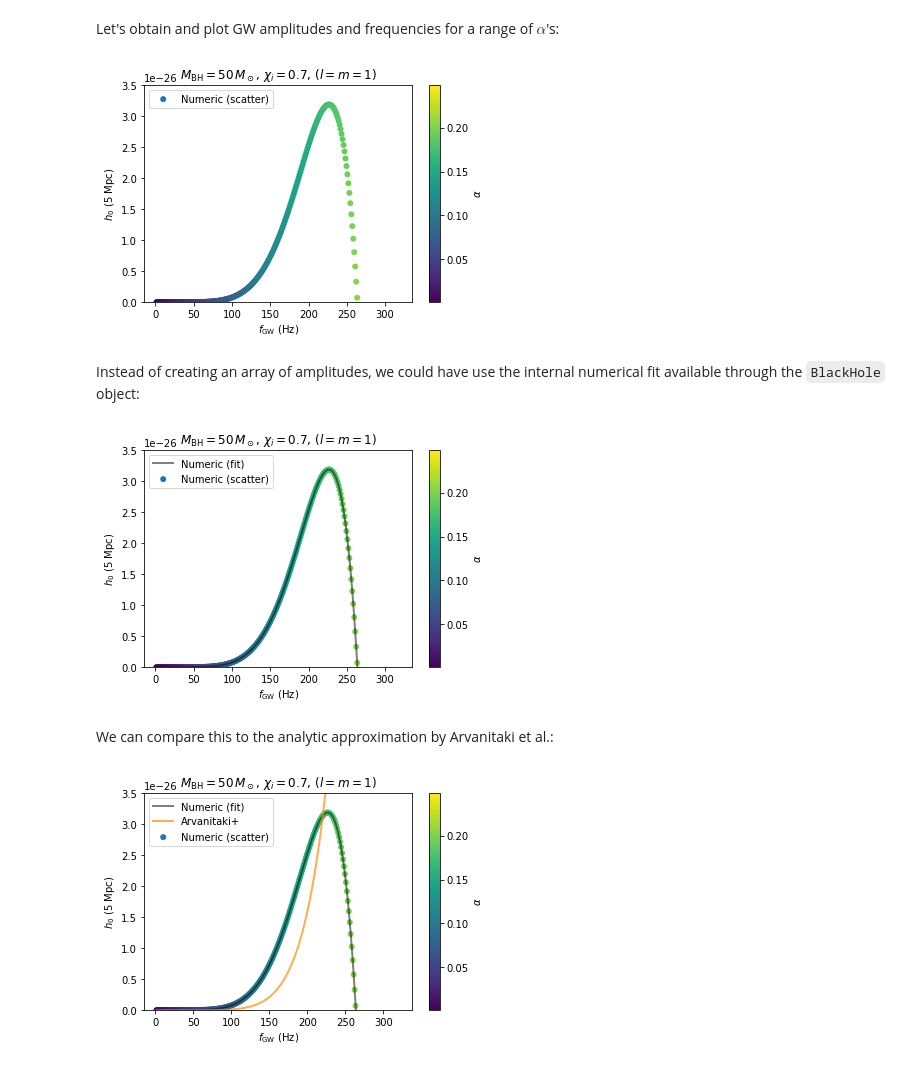
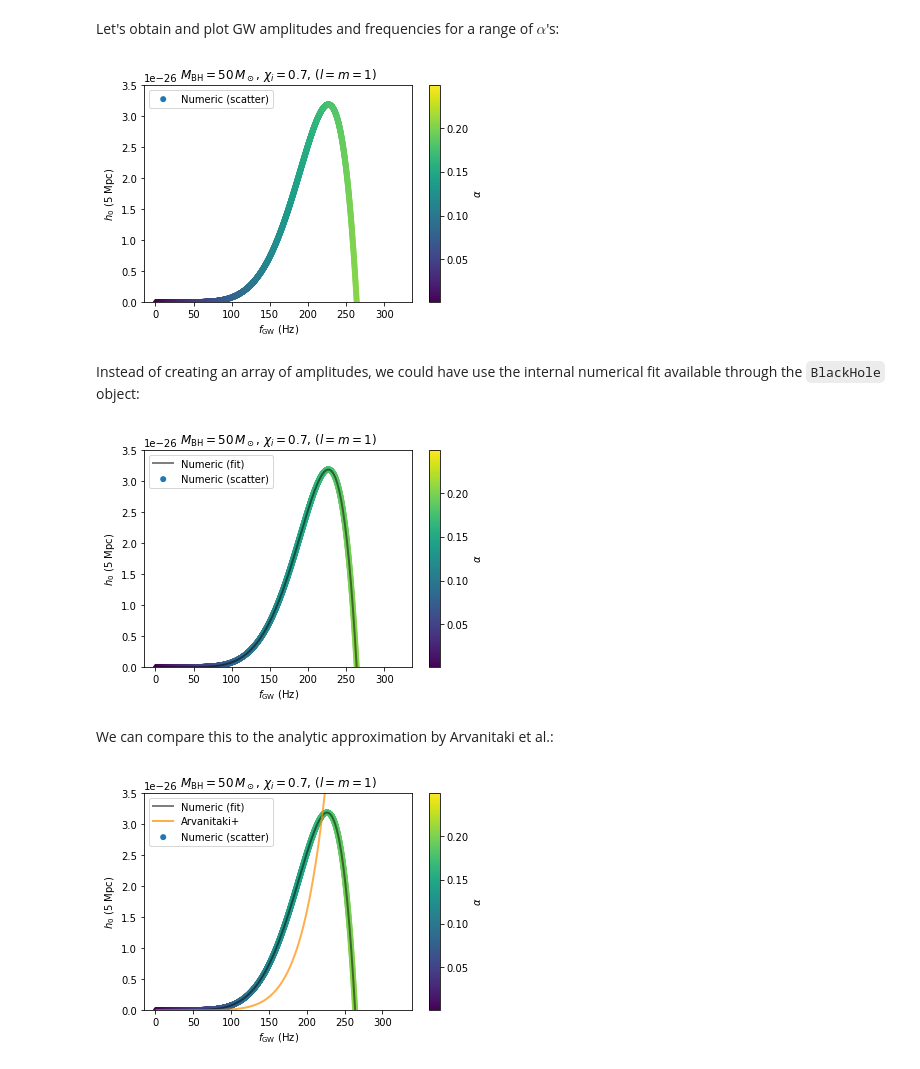
Before and after one commit to maxisi/gwaxion, a Jupyter notebook: examples/strain_example.ipynb, the cells around one changed output. Cells and saved outputs as stored; diff of their text form; code cells hidden in the pictures.

```diff
--- a/examples/strain_example.ipynb
+++ b/examples/strain_example.ipynb
@@ -13,22 +13,22 @@ distance = 5E6 * physics.PC_SI
 # %% [markdown]
 Let's obtain and plot GW amplitudes and frequencies for a range of $\alpha$'s:
 # %%
-h0rs, fgws, alphas = bh.scan_alphas(alpha_max=0.25, delta_alpha=0.001)
+h0rs, fgws, alphas = bh.scan_alphas(alpha_max=0.25, delta_alpha=0.0001)
 
 # h0rs are the amplitudes 1m away from the source, so rescale by actual distance
 h0s = h0rs / distance
 
 fig, ax = plt.subplots()
 s = ax.scatter(fgws, h0s, c=alphas, edgecolor='none', label='Numeric (scatter)')
 cb = plt.colorbar(s, label=r'$\alpha$')
 ax.set_ylim(0, max(h0s)*1.1)
 ax.set_xlabel(r"$f_{\rm GW}$ (Hz)")
 ax.set_ylabel(r"$h_0$ (5 Mpc)")
 plt.title(r"$M_{\rm BH}=50\,M_\odot$, $\chi_i=0.7$, $(l=m=1)$")
 plt.legend(loc="upper left")
 plt.show()
 # %% [output]
-[figure, old version]
+[figure, new version]
 # %% [markdown]
 Instead of creating an array of amplitudes, we could have use the internal numerical fit available through the `BlackHole` object:
 # %%
@@ -44,7 +44,7 @@ plt.legend(loc="upper left")
 plt.show()
 plt.show(ax)
 # %% [output]
-[figure, old version]
+[figure, new version]
 # %% [markdown]
 We can compare this to the analytic approximation by Arvanitaki et al.:
 # %%
@@ -62,4 +62,4 @@ plt.legend(loc="upper left")
 plt.title(r"$M_{\rm BH}=50\,M_\odot$, $\chi_i=0.7$, $(l=m=1)$")
 plt.show(ax)
 # %% [output]
-[figure, old version]
+[figure, new version]
```
Also changed, not shown: 1 other file.
